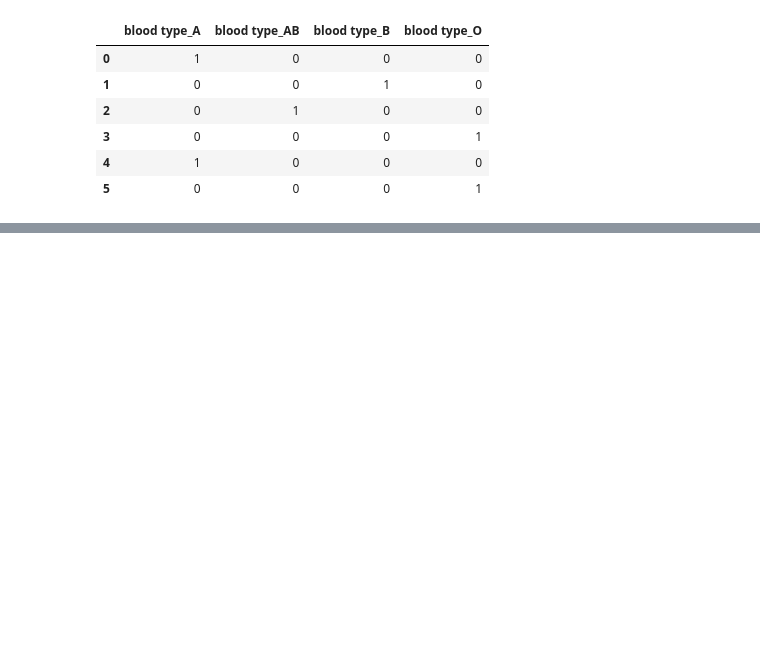
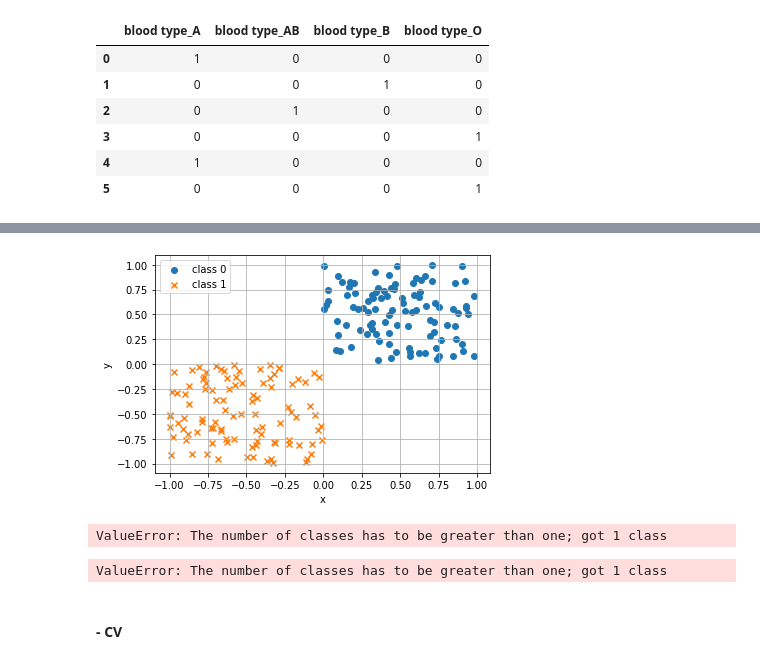
Before and after one commit to GitHiru/ml_academic, a Jupyter notebook: various/offline/books/python-data-analytis/04_liblary.ipynb, the cells around one changed output, grey strips where cells are left out. Cells and saved outputs as stored; diff of their text form; code cells hidden in the pictures; blank space fills up the shorter version.

```diff
--- a/various/offline/books/python-data-analytis/04_liblary.ipynb
+++ b/various/offline/books/python-data-analytis/04_liblary.ipynb
@@ -467,0 +549,15 @@ pd_enc
+# %%
+import numpy as np
+import matplotlib.pyplot as plt
+np.random.seed(123)
+
+X0 = np.random.uniform(size=(100, 2)) #一様分布（０〜１）から100行２列のサンプリングを格納
+y0 = np.repeat(1, 100) # 1を100個格納
+
+X1 = np.random.uniform(-1.0, 0.0, size=(100, 2)) #一様分布（-1〜0）から100行２列のサンプリングを格納
+y1 = np.repeat(1, 100)
+
+print(f"X0: \n{X0[:5, :]}")
+print(f"y0: {y0[:10]}")
+print(f"X1: \n{X1[:5, :]}")
+print(f"y1: {y1[:10]}")
@@ -468,3 +579,49 @@ pd_enc
+# %%
+fig, ax = plt.subplots()
+ax.scatter(X0[:, 0], X0[:, 1], marker="o", label="class 0")
+ax.scatter(X1[:, 0], X1[:, 1], marker="x", label="class 1")
+ax.set_xlabel("x")
+ax.set_ylabel("y")
+plt.legend(loc="best")
+plt.grid(True)
+plt.show()
+# %% [output]
+[figure, added]
+# %%
+from sklearn.svm import SVC
+
+# def plot_boundary_margin_sv(X0, y0, X1, y1, kernel, C, xmin=-1, xmax=1, ymin=-1, ymax=1):
+# インスタンス
+# svc = SVC(kernel=kernel, C=C)
+svc = SVC(kernel="linear", C=1e6)
+# 学習
+svc.fit(np.vstack((X0, X1)), np.hstack((y0, y1))) # hstack:縦に連結して200行
+
+fig, ax = plt.subplots()
+ax.scatter(X0[:, 0], X0[:, 1], marker="o", label="class 0")
+ax.scatter(X1[:, 0], X1[:, 1], marker="x", label="class 1")
+
+# 決定境界とマージン描画
+xx, yy = np.meshgrid(np.linspace(-1, 1, 100), np.linspace(-1, 1, 100))
+xy = np.vstack([xx.ravel(), yy.ravel()]).T
+p = svc.decision_function(xy).reshape((100, 100))
+ax.contour(xx, yy, p, colors="k", levels=[-1, 0, 1], alpha=0.5, line_style=["--","-", "--"])
+
+# サポートベクタを描画
+ax.scatter(svc.support_vectors_[:, 0], svc.support_vectors[:, 1], s=250, facecolor=None, edgecolor=black)
+ax.set_xlabel("x")
+ax.set_ylabel("y")
+plt.legend(loc="best")
+plt.grid(True)
+plt.show()
+# %% [output]
+ValueError: The number of classes has to be greater than one; got 1 class
+# %%
+plot_boundary_margin_sv(X0, y0, X1, y1, kernel="linear", C=1e6)
+# %% [output]
+ValueError: The number of classes has to be greater than one; got 1 class
+# %% [markdown]
+#### - CV
 # %%
 from sklearn.datasets import load_iris
 from sklearn.model_selection import GridSearchCV
```
Also changed, not shown: parts of 17 cells of this notebook.
